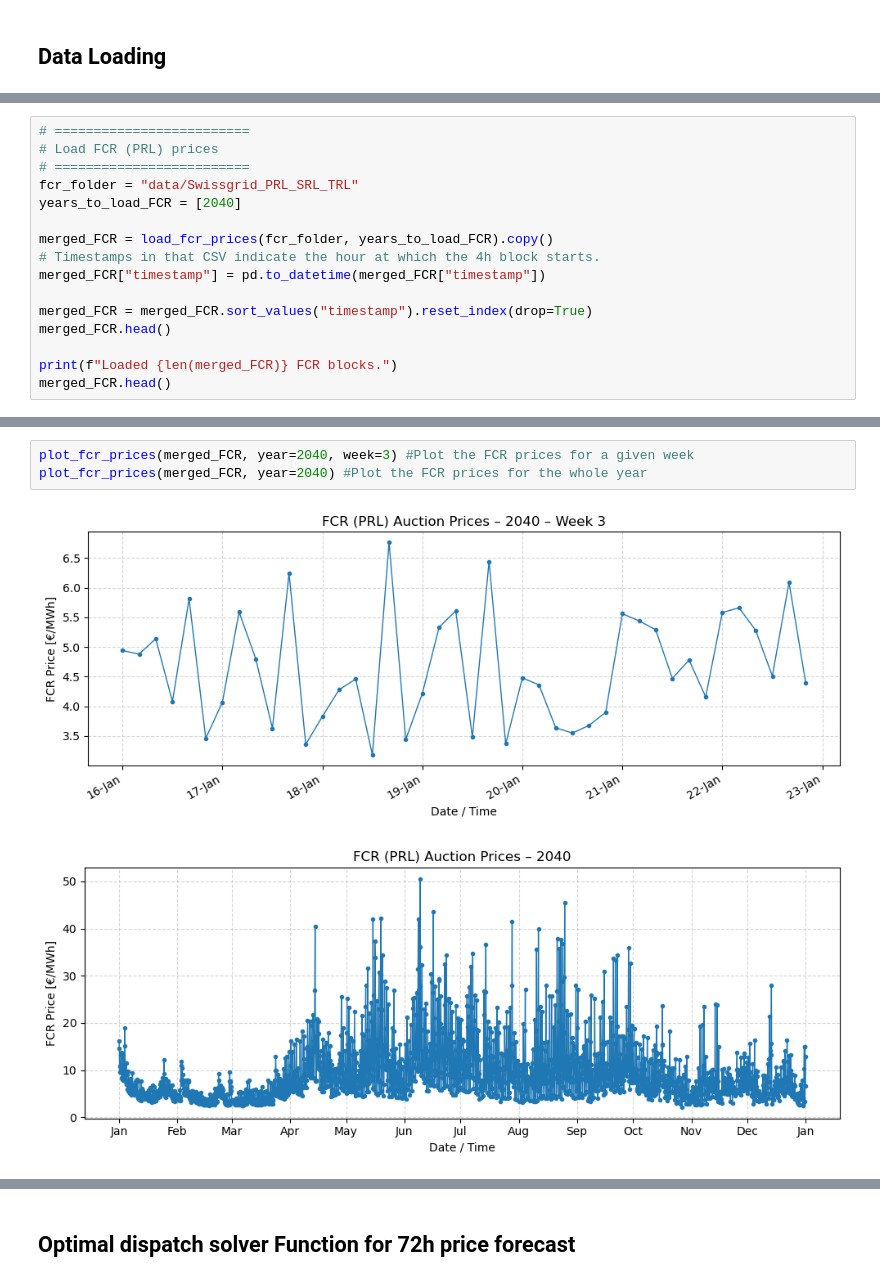
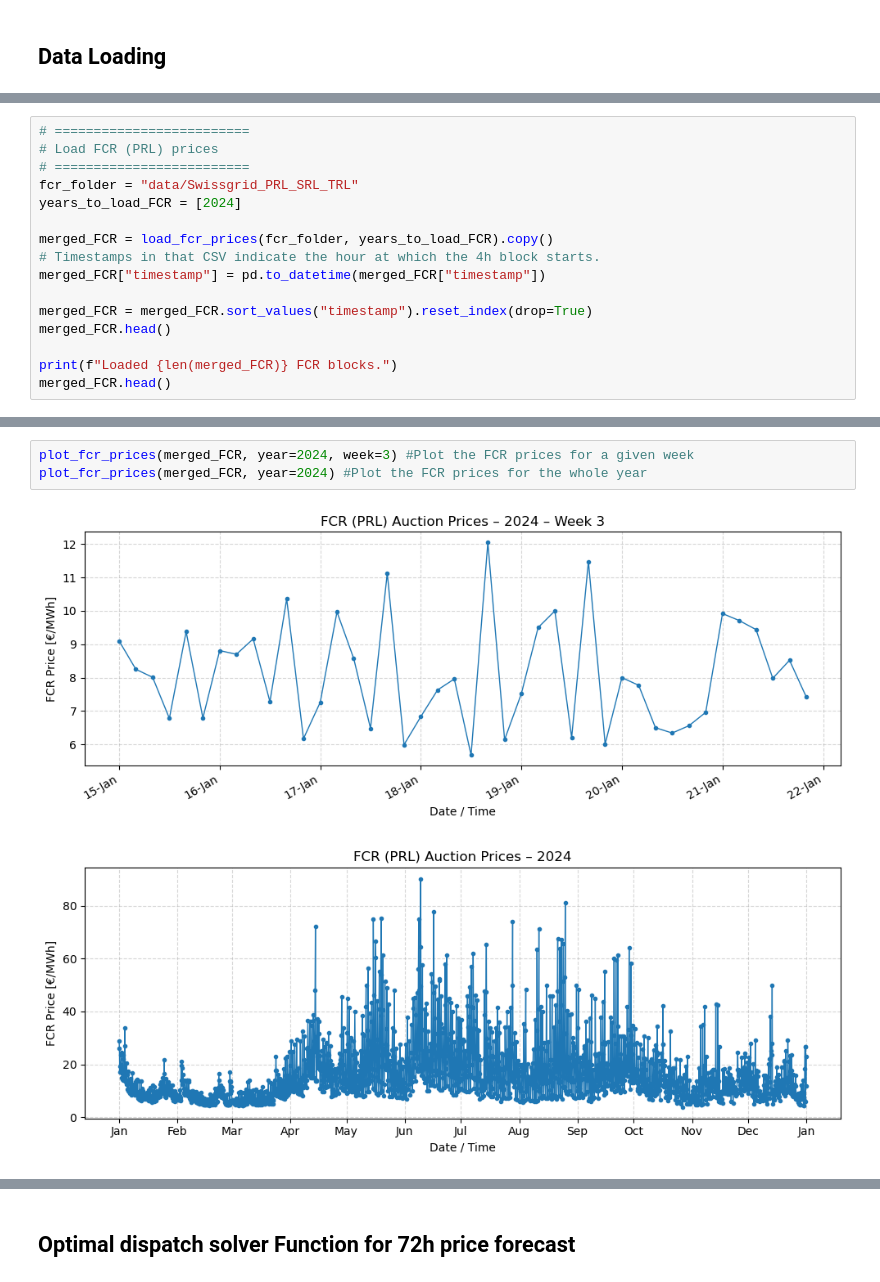
Before and after one commit to epaupe/Energy-Later, a Jupyter notebook: Optimal_Dispatch_Model_DA_FCR_AFRR _rolling.ipynb, the cells around one changed output, grey strips where cells are left out. Cells and saved outputs as stored; diff of their text form.

```diff
--- a/Optimal_Dispatch_Model_DA_FCR_AFRR _rolling.ipynb
+++ b/Optimal_Dispatch_Model_DA_FCR_AFRR _rolling.ipynb
@@ -86,7 +86,7 @@ plot_DA_week(DA_prices_merged, year=2040, week=1) #Plot the DA prices for a give
 # Load FCR (PRL) prices
 # =========================
 fcr_folder = "data/Swissgrid_PRL_SRL_TRL"
-years_to_load_FCR = [2040]
+years_to_load_FCR = [2024]
 
 merged_FCR = load_fcr_prices(fcr_folder, years_to_load_FCR).copy()
 # Timestamps in that CSV indicate the hour at which the 4h block starts.
@@ -109,9 +109,9 @@ Loaded 2196 FCR blocks.
 # %%
-plot_fcr_prices(merged_FCR, year=2040, week=3) #Plot the FCR prices for a given week
-plot_fcr_prices(merged_FCR, year=2040) #Plot the FCR prices for the whole year
+plot_fcr_prices(merged_FCR, year=2024, week=3) #Plot the FCR prices for a given week
+plot_fcr_prices(merged_FCR, year=2024) #Plot the FCR prices for the whole year
 # %% [output]
-[figure, old version]
+[figure, new version]
-[figure, old version]
+[figure, new version]
 # %%
 # =========================
 # Load AFRR prices
```
Also changed, not shown: parts of 9 cells of this notebook, 1 other file.
